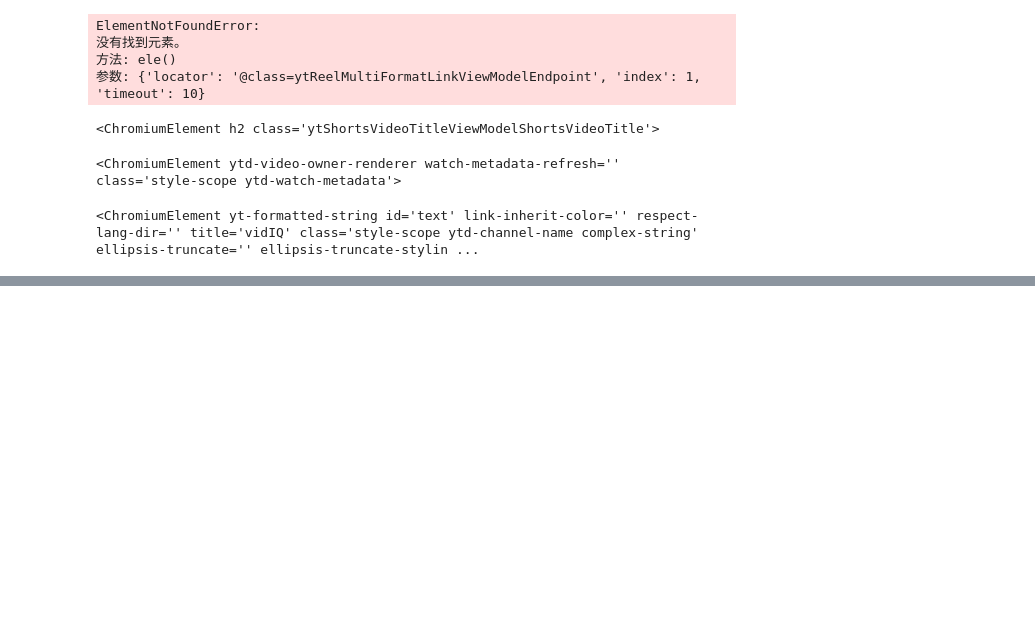
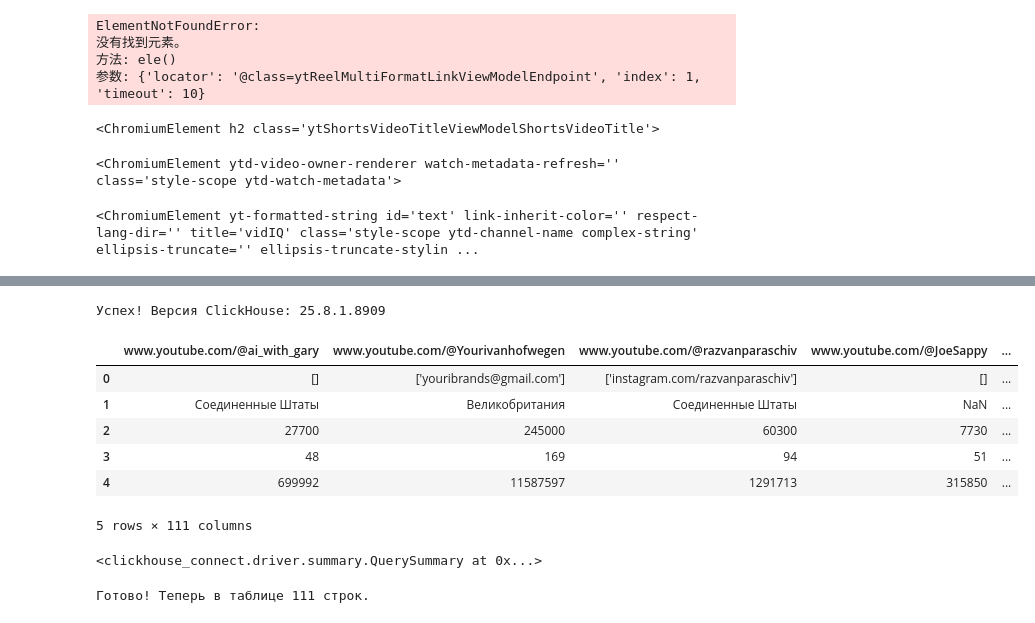
Before and after one commit to DOXOZ/building_things_nobody_can, a Jupyter notebook: test.ipynb, the cells around one changed output, grey strips where cells are left out. Drawn from its saved outputs; the diff is of its cells as text; code cells hidden in the pictures; blank space fills up the shorter version.

```diff
--- a/test.ipynb
+++ b/test.ipynb
@@ -318,0 +331,17 @@ infos["111"] = {"o":1, "1":[1,2,3]}
+# %%
+import clickhouse_connect
+
+client = clickhouse_connect.get_client(
+    # Убираем порт отсюда, оставляем только домен
+    host='s8uvo69uiv.eu-west-2.aws.clickhouse.cloud',
+    port=8443,
+    username='default',
+    password='K_OeqymQxv8qB',
+    secure=True
+)
+
+# Тестовый запрос
+result = client.query('SELECT version()')
+print(f"Успех! Версия ClickHouse: {result.result_rows[0][0]}")
+# %% [output]
+Успех! Версия ClickHouse: 25.8.1.8909
@@ -318,0 +350,12 @@ infos["111"] = {"o":1, "1":[1,2,3]}
+# %%
+df = pd.read_csv("data.csv")
+# %%
+df
+# %% [output]
+|  | www.youtube.com/@ai_with_gary | www.youtube.com/@Yourivanhofwegen | www.youtube.com/@razvanparaschiv | www.youtube.com/@JoeSappy | ... |
+| 0 | [] | ['youribrands@gmail.com'] | ['instagram.com/razvanparaschiv'] | [] | ... |
+| 1 | Соединенные Штаты | Великобритания | Соединенные Штаты | NaN | ... |
+| 2 | 27700 | 245000 | 60300 | 7730 | ... |
+| 3 | 48 | 169 | 94 | 51 | ... |
+| 4 | 699992 | 11587597 | 1291713 | 315850 | ... |
+5 rows × 111 columns
@@ -318,0 +390,13 @@ infos["111"] = {"o":1, "1":[1,2,3]}
+# %%
+client.insert_df(
+    table='youtube_creators',
+    df=df_transformed,
+    database='default'
+)
+# %% [output]
+<clickhouse_connect.driver.summary.QuerySummary at 0x...>
+# %%
+row_count = client.query('SELECT count() FROM default.youtube_creators').result_rows[0][0]
+print(f"Готово! Теперь в таблице {row_count} строк.")
+# %% [output]
+Готово! Теперь в таблице 111 строк.
```
Also changed, not shown: parts of 7 cells of this notebook, 12 other files.
